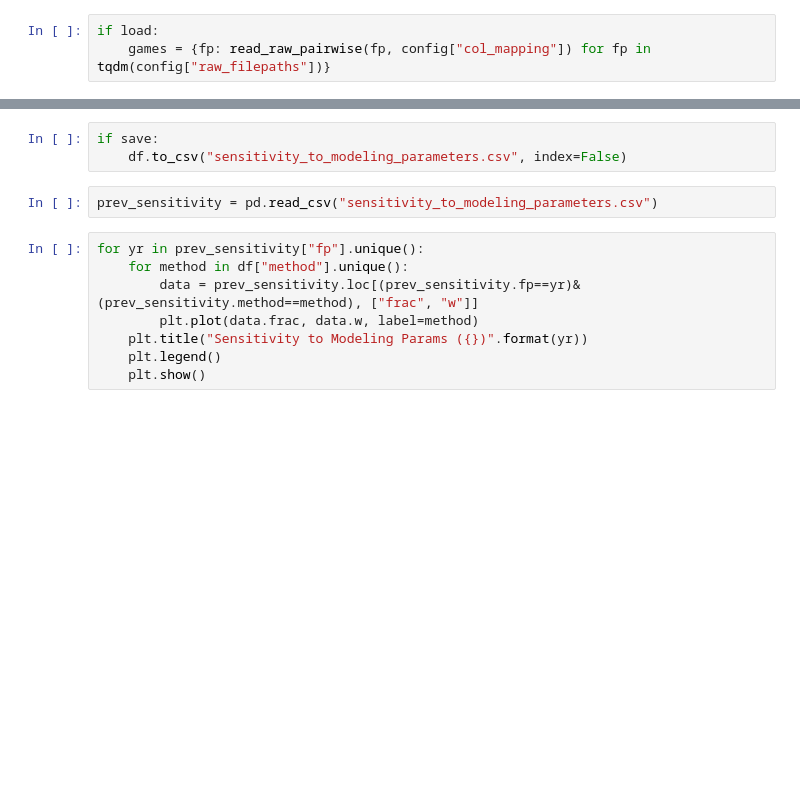
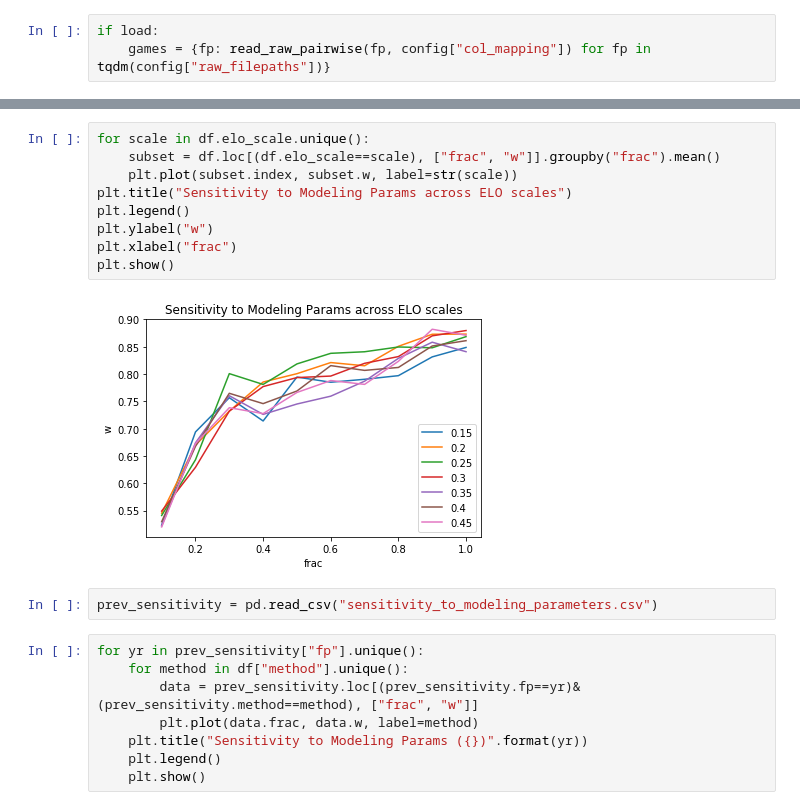
Before and after one commit to IGARDS/sensitivity_study, a Jupyter notebook: experiments/SyntheticDataSensitivityToModelParams.ipynb, the cells around one changed output, grey strips where cells are left out. Saved outputs shown, nothing was run; the diff lists cells and outputs as text; blank space fills up the shorter version.

```diff
--- a/experiments/SyntheticDataSensitivityToModelParams.ipynb
+++ b/experiments/SyntheticDataSensitivityToModelParams.ipynb
@@ -186,6 +230,14 @@ for yr in df["fp"].unique():
-# %%
-if save:
-    df.to_csv("sensitivity_to_modeling_parameters.csv", index=False)
+# %%
+for scale in df.elo_scale.unique():
+    subset = df.loc[(df.elo_scale==scale), ["frac", "w"]].groupby("frac").mean()
+    plt.plot(subset.index, subset.w, label=str(scale))
+plt.title("Sensitivity to Modeling Params across ELO scales")
+plt.legend()
+plt.ylabel("w")
+plt.xlabel("frac")
+plt.show()
+# %% [output]
+[figure, added]
 # %%
 prev_sensitivity = pd.read_csv("sensitivity_to_modeling_parameters.csv")
 # %%
```
Also changed, not shown: parts of 15 cells of this notebook.
